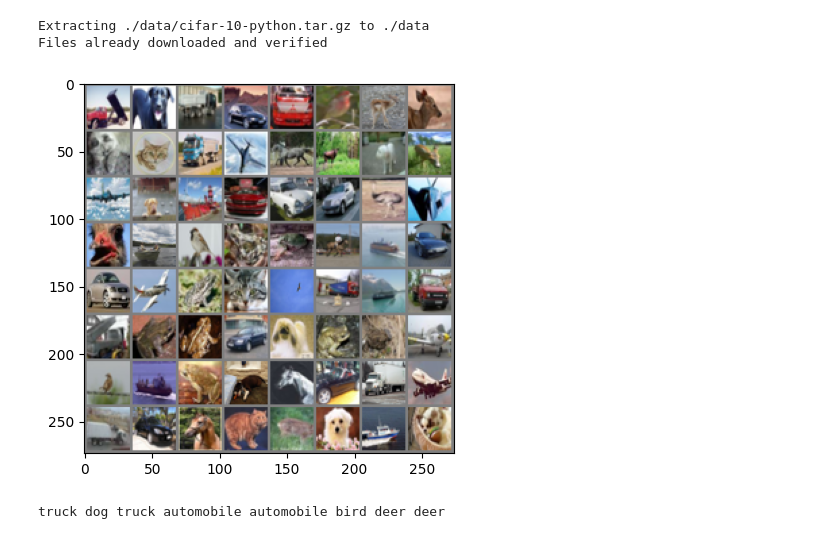
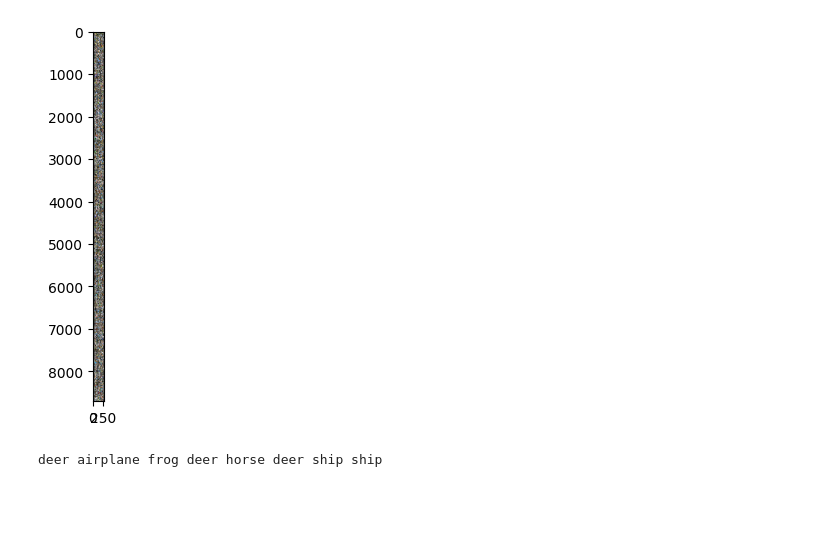
Before and after one commit to yaroslav-lototskyi/nn-examples, a Jupyter notebook: notebooks/ciraf-10.ipynb, the cells around one changed output. Drawn from its saved outputs; the diff is of its cells as text; code cells hidden in the pictures; blank space fills up the shorter version.

```diff
--- a/notebooks/ciraf-10.ipynb
+++ b/notebooks/ciraf-10.ipynb
@@ -23,9 +23,9 @@ val_size = len(train_dataset) - train_size
 train_dataset, val_dataset = random_split(train_dataset, [train_size, val_size])
 
 # Створення DataLoader'ів
-train_loader = DataLoader(train_dataset, batch_size=64, shuffle=True)
-val_loader = DataLoader(val_dataset, batch_size=64, shuffle=False)
-test_loader = DataLoader(test_dataset, batch_size=64, shuffle=False)
+train_loader = DataLoader(train_dataset, batch_size=2048, shuffle=True)
+val_loader = DataLoader(val_dataset, batch_size=2048, shuffle=False)
+test_loader = DataLoader(test_dataset, batch_size=2048, shuffle=False)
 
 # Візуалізація прикладів з набору даних
 classes = train_dataset.dataset.classes
@@ -45,7 +46,5 @@ Downloading https://www.cs.toronto.edu/~kriz/cifar-10-python.tar.gz to ./data/ci
+[figure, new version]
-Extracting ./data/cifar-10-python.tar.gz to ./data
-Files already downloaded and verified
+deer airplane frog deer horse deer ship ship
-[figure, old version]
-truck dog truck automobile automobile bird deer deer
 # %%
 import torch.nn as nn
 import torch.nn.functional as F
```
Also changed, not shown: parts of 7 cells of this notebook.
